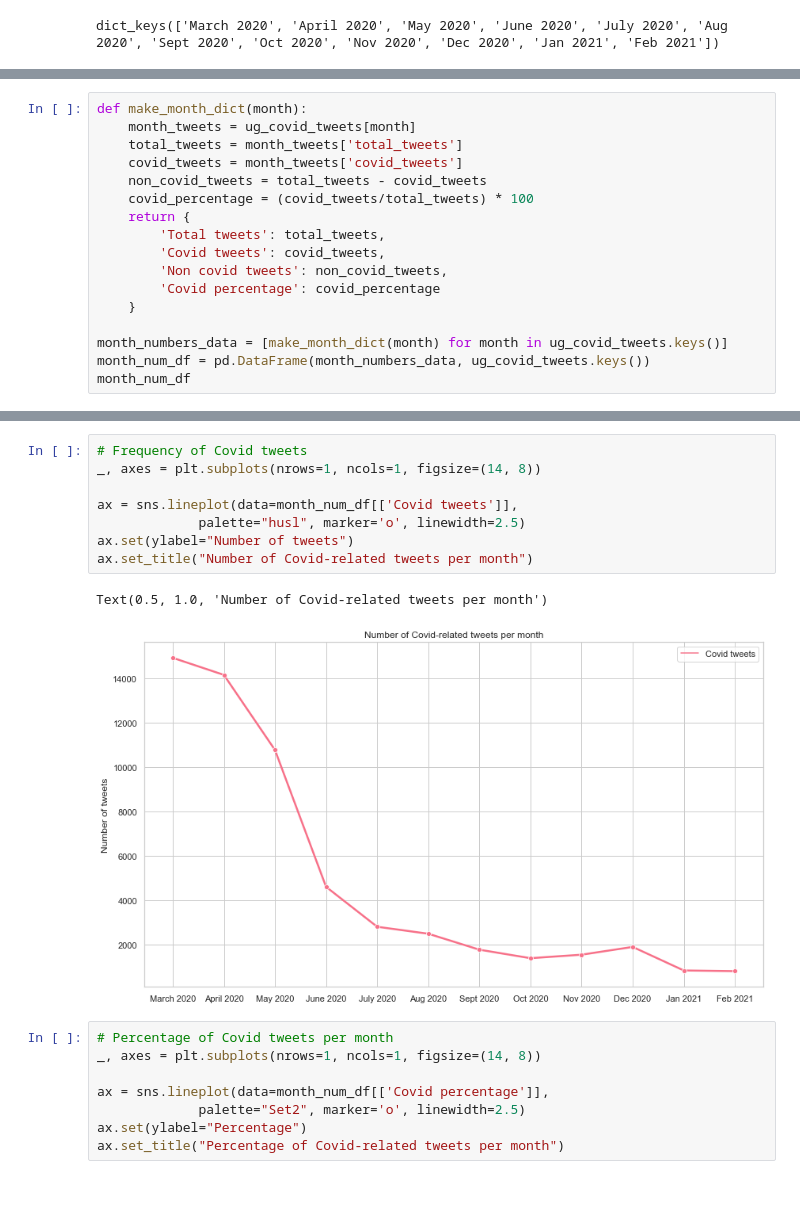
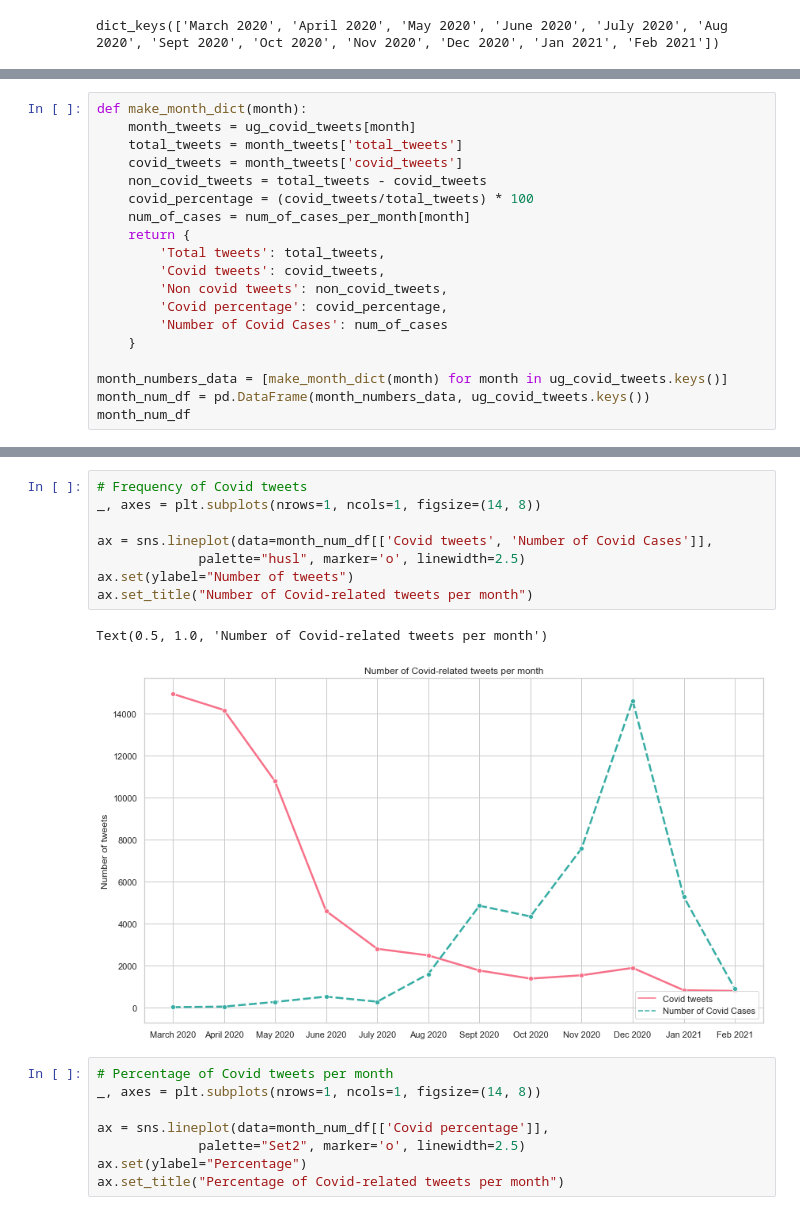
Before and after one commit to SunbirdAI/covid19-uganda-twitter-data-analysis, a Jupyter notebook: Ugandan Tweets Analysis.ipynb, the cells around one changed output, grey strips where cells are left out. Cells and saved outputs as stored; diff of their text form.

Commit message:
Add comparison of covid cases vs covid tweets

```diff
--- a/Ugandan Tweets Analysis.ipynb
+++ b/Ugandan Tweets Analysis.ipynb
@@ -66,11 +85,13 @@ def make_month_dict(month):
     covid_tweets = month_tweets['covid_tweets']
     non_covid_tweets = total_tweets - covid_tweets
     covid_percentage = (covid_tweets/total_tweets) * 100
+    num_of_cases = num_of_cases_per_month[month]
     return {
         'Total tweets': total_tweets,
         'Covid tweets': covid_tweets,
         'Non covid tweets': non_covid_tweets,
-        'Covid percentage': covid_percentage
+        'Covid percentage': covid_percentage,
+        'Number of Covid Cases': num_of_cases
     }
 
 month_numbers_data = [make_month_dict(month) for month in ug_covid_tweets.keys()]
@@ -105,14 +126,14 @@ Text(0.5, 1.0, 'Comparison of Covid-Related Tweets to Non-Covid tweets per month
 # %%
 # Frequency of Covid tweets
 _, axes = plt.subplots(nrows=1, ncols=1, figsize=(14, 8))
 
-ax = sns.lineplot(data=month_num_df[['Covid tweets']],
+ax = sns.lineplot(data=month_num_df[['Covid tweets', 'Number of Covid Cases']],
              palette="husl", marker='o', linewidth=2.5)
 ax.set(ylabel="Number of tweets")
 ax.set_title("Number of Covid-related tweets per month")
 # %% [output]
 Text(0.5, 1.0, 'Number of Covid-related tweets per month')
-[figure, old version]
+[figure, new version]
 # %%
 # Percentage of Covid tweets per month
 _, axes = plt.subplots(nrows=1, ncols=1, figsize=(14, 8))
```
Also changed, not shown: parts of 4 cells of this notebook.
